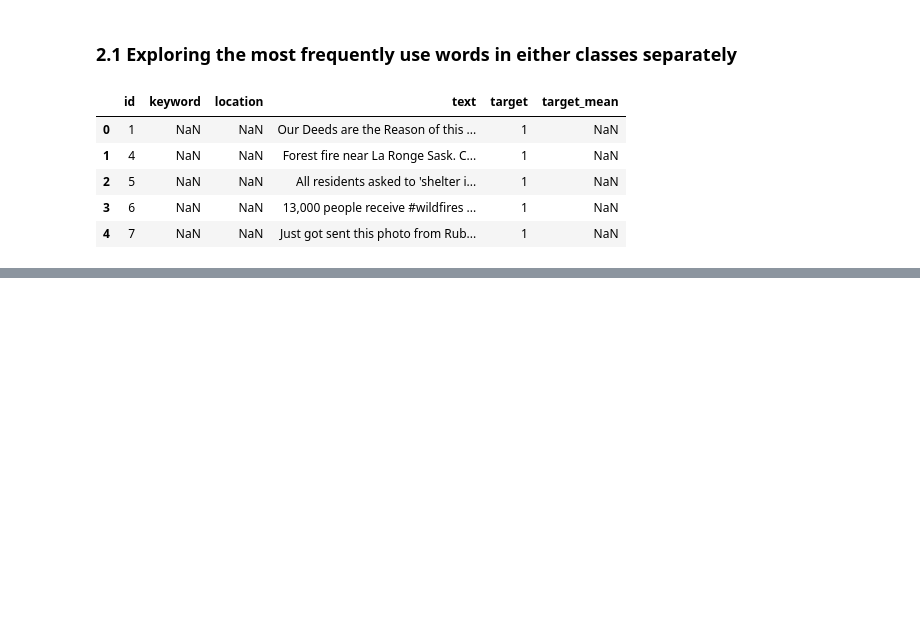
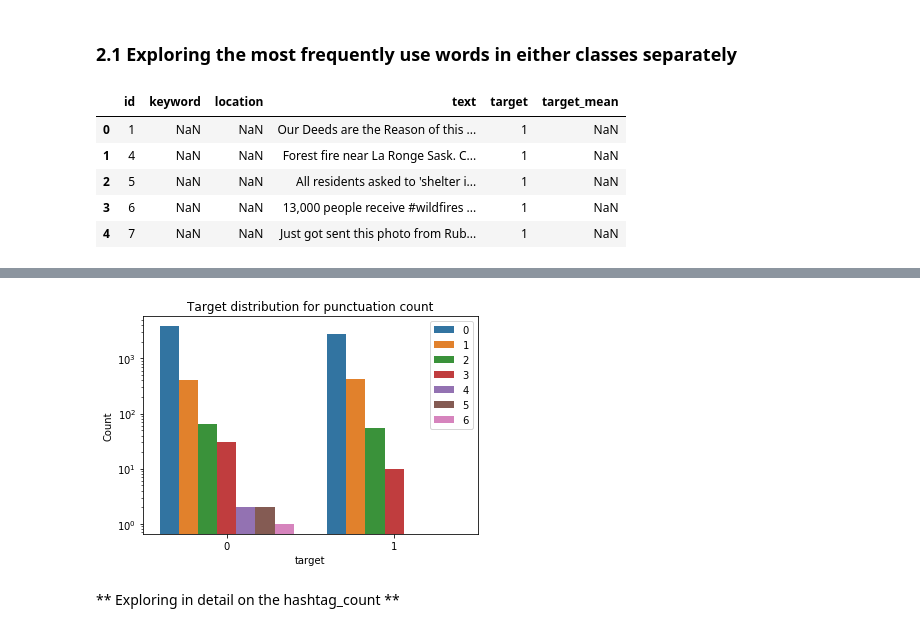
Before and after one commit to dilinjohn/Kaggle, a Jupyter notebook: Twitter tweets on Disasters/Using NLP on Disaster Tweets - with BERT.ipynb, the cells around one changed output, grey strips where cells are left out. Cells and saved outputs as stored; diff of their text form; code cells hidden in the pictures; blank space fills up the shorter version.

```diff
--- a/Twitter tweets on Disasters/Using NLP on Disaster Tweets - with BERT.ipynb
+++ b/Twitter tweets on Disasters/Using NLP on Disaster Tweets - with BERT.ipynb
@@ -269,0 +438,36 @@ ngrams = zip(*[tokens[i:] for i in range(2)])
+# %%
+# count for hastags '#'
+train['hashtag_count'] = train['text'].apply(lambda x: len([p for p in str(x) if p == '#']))
+test['hashtag_count'] = test['text'].apply(lambda x: len([p for p in str(x) if p == '#']))
+
+# count of mention
+train['mention_count'] = train['text'].apply(lambda x: len([p for p in str(x) if p == '@']))
+test['mention_count'] = test['text'].apply(lambda x: len([p for p in str(x) if p == '@']))
+
+# word count
+train['word_count'] = train['text'].apply(lambda x: len(str(x).split()))
+test['word_count'] = test['text'].apply(lambda x: len(str(x).split()))
+
+# unique word count
+train['unique_word_count'] = train['text'].apply(lambda x: len(set(str(x).split())))
+test['unique_word_count'] = test['text'].apply(lambda x: len(set(str(x).split())))
+
+# stop words count
+train['stop_words'] = train['text'].apply(lambda x: len([w for w in str(x).lower().split() if w in stop]))
+test['stop_words'] = test['text'].apply(lambda x: len([w for w in str(x).lower().split() if w in stop]))
+
+# url count
+train['url_count'] = train['text'].apply(lambda x: len([w for w in str(x).lower().split() if 'http' in w or 'https' in w]))
+test['url_count'] = test['text'].apply(lambda x: len([w for w in str(x).lower().split() if 'http' in w or 'https' in w]))
+
+# mean word length
+train['mean_word_length'] = train['text'].apply(lambda x: np.mean([len(w) for w in str(x).split()]))
+test['mean_word_length'] = test['text'].apply(lambda x: np.mean([len(w) for w in str(x).split()]))
+
+# char count
+train['char_count'] = train['text'].apply(lambda x: len(str(x)))
+test['char_count'] = test['text'].apply(lambda x: len(str(x)))
+
+# punctuation count
+train['punctuation_count'] = train['text'].apply(lambda x: len([p for p in str(x).split() if p in string.punctuation]))
+test['punctuation_count'] = test['text'].apply(lambda x: len([p for p in str(x).split() if p in string.punctuation]))
@@ -271,0 +532,13 @@ train
+# %%
+punct = train.groupby(['punctuation_count', 'target']).count()['id']
+punct = punct.reset_index()
+sns.barplot(data=punct, x = 'target', y = 'id', hue = 'punctuation_count')
+plt.legend(loc='upper right')
+plt.yscale('log')# converting to log to visualize the lower count
+plt.title('Target distribution for punctuation count')
+plt.ylabel('Count')
+plt.show()
+# %% [output]
+[figure, added]
+# %% [markdown]
+** Exploring in detail on the hashtag_count **
```
Also changed, not shown: parts of 48 cells of this notebook.
